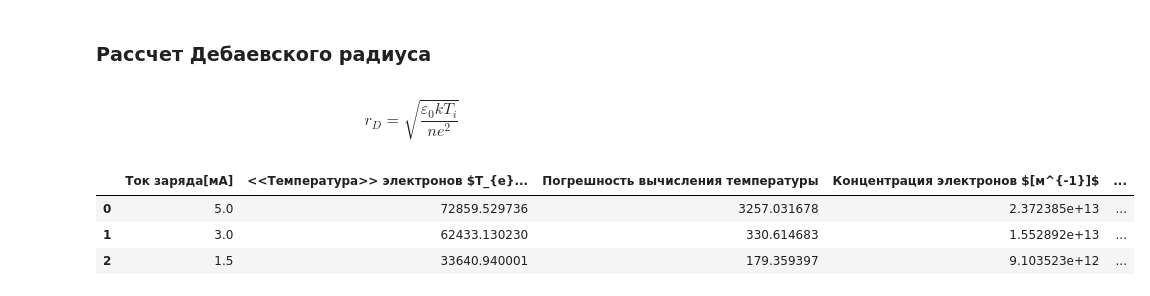
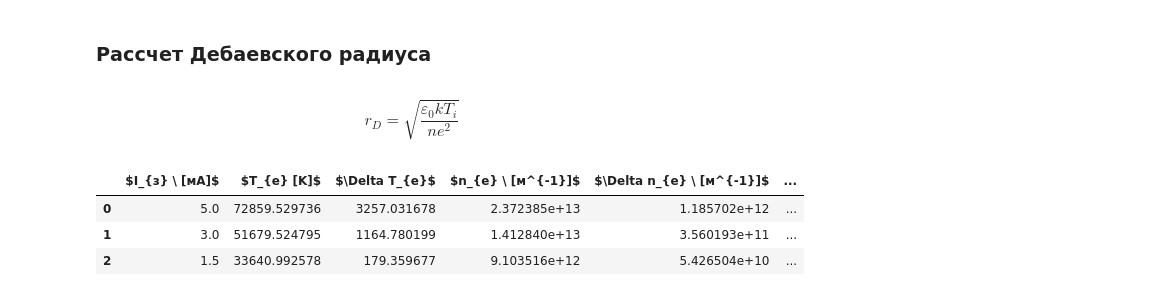
Before and after one commit to ShmakovVladimir/Labs, a Jupyter notebook: Электричество и Магнетизм/Плазма/main.ipynb, the cells around one changed output. Cells and saved outputs as stored; diff of their text form; code cells hidden in the pictures.

```diff
--- a/Электричество и Магнетизм/Плазма/main.ipynb
+++ b/Электричество и Магнетизм/Плазма/main.ipynb
@@ -119,11 +119,11 @@ data_3
 #1.5 мА
 data_15 = pd.DataFrame(
     {
-        "I": np.array([39.86,38.5,37.12,25.84,34.04,31.15,27.96,23.68,17.25,10,6,4.19,8.14,0,-1.68,-3.76,-5.78,-12.88,-18.9,-22.96,-26.22,-28.6,-30.08,-31.3,-32.4,-33.57]),
-        "U": np.array([25,22.03,18.86,16,12.97,10,8,6.1,4.09,1.97,0.98,0.54,1.5,-0.5,-1.01,-1.5,-2.05,-4.04,-6.113,-8.024,-10.196,-13.062,-15.94,-19.05,-22.03,-25.06])
+        "I": np.array([39.86,38.5,37.12,34.04,31.15,27.96,23.68,17.25,10,6,4.19,8.14,0,-1.68,-3.76,-5.78,-12.88,-18.9,-22.96,-26.22,-28.6,-30.08,-31.3,-32.4,-33.57]),
+        "U": np.array([25,22.03,18.86,12.97,10,8,6.1,4.09,1.97,0.98,0.54,1.5,-0.5,-1.01,-1.5,-2.05,-4.04,-6.113,-8.024,-10.196,-13.062,-15.94,-19.05,-22.03,-25.06])
     }
 )
-dotsInterp_15 = (-4,-1)
+dotsInterp_15 = (21,24)
 data_15
 # %% [output]
 |  | I | U |
@@ -273,9 +273,9 @@ Te:
 # %%
 result_data = pd.DataFrame(
     {
-        "Ток заряда[мА]": I,
-        "<<Температура>> электронов $T_{e}$ [K]": const.e*kMultTe_n/const.k,
-        "Погрешность вычисления температуры ":const.e*kMultTeError_n/const.k
+        r"$I_{з} \ [мА]$": I,
+        r"$T_{e} [K]$": const.e*kMultTe_n/const.k,
+        r"$\Delta T_{e}$ ":const.e*kMultTeError_n/const.k
     }
 )
 result_data
@@ -297,7 +297,7 @@ S_n = np.pi*d_n*l_n
 ne_n = np.abs(Ii_n*np.sqrt(mi_n)/(0.4*np.sqrt(2*kMultTe_n)*S_n*const.e))
 neError_n = np.sqrt(np.power(ne_n*IiError_n/Ii_n,2)+
                     np.power(ne_n*kMultTeError_n/(2*kMultTe_n),2))
-result_data["Концентрация электронов $[м^{-1}]$"] = ne_n
-result_data["Погрешность вычисления концентрации"] = neError_n
+result_data[r"$n_{e} \ [м^{-1}]$"] = ne_n
+result_data[r"$\Delta n_{e} \ [м^{-1}]$"] = neError_n
 result_data
 # %% [output]
@@ -337,7 +337,7 @@ plt.show()
 # %%
 w_n = np.sqrt(ne_n*np.power(const.e,2)/(const.epsilon_0*const.electron_mass))
 wError_n = neError_n*w_n/(2*ne_n)
-result_data["Частота колебаний электронов"] = w_n
-result_data["Погрешность вычисления частоты колебаний"] = wError_n
+result_data[r"$w_n \ \frac{рад}{с}$"] = w_n
+result_data[r"$\Delta w_n$"] = wError_n
 result_data
 # %% [output]
@@ -354,14 +354,14 @@ $$
 # %%
 rD_n = np.sqrt(const.epsilon_0*const.k*Te_n/(ne_n*np.power(const.e,2)))
 rDError_n = rD_n/(2*Te_n)
-result_data["Радиус Дебая"] = rD_n
-result_data["Погрешность вычисления радиуса дебая"] = rDError_n
+result_data[r"$r_D \ [м]$"] = rD_n
+result_data[r"$\Delta r_D$"] = rDError_n
 result_data
 # %% [output]
-|  | Ток заряда[мА] | <<Температура>> электронов $T_{e}... | Погрешность вычисления температуры | Концентрация электронов $[м^{-1}]$ | ... |
-| 0 | 5.0 | 72859.529736 | 3257.031678 | 2.372385e+13 | ... |
-| 1 | 3.0 | 62433.130230 | 330.614683 | 1.552892e+13 | ... |
-| 2 | 1.5 | 33640.940001 | 179.359397 | 9.103523e+12 | ... |
+|  | $I_{з} \ [мА]$ | $T_{e} [K]$ | $\Delta T_{e}$ | $n_{e} \ [м^{-1}]$ | $\Delta n_{e} \ [м^{-1}]$ | ... |
+| 0 | 5.0 | 72859.529736 | 3257.031678 | 2.372385e+13 | 1.185702e+12 | ... |
+| 1 | 3.0 | 51679.524795 | 1164.780199 | 1.412840e+13 | 3.560193e+11 | ... |
+| 2 | 1.5 | 33640.992578 | 179.359677 | 9.103516e+12 | 5.426504e+10 | ... |
 # %%
 dfi.export(result_data,"result.png")
 from IPython import display
```
Also changed, not shown: parts of 13 cells of this notebook, 23 other files.
